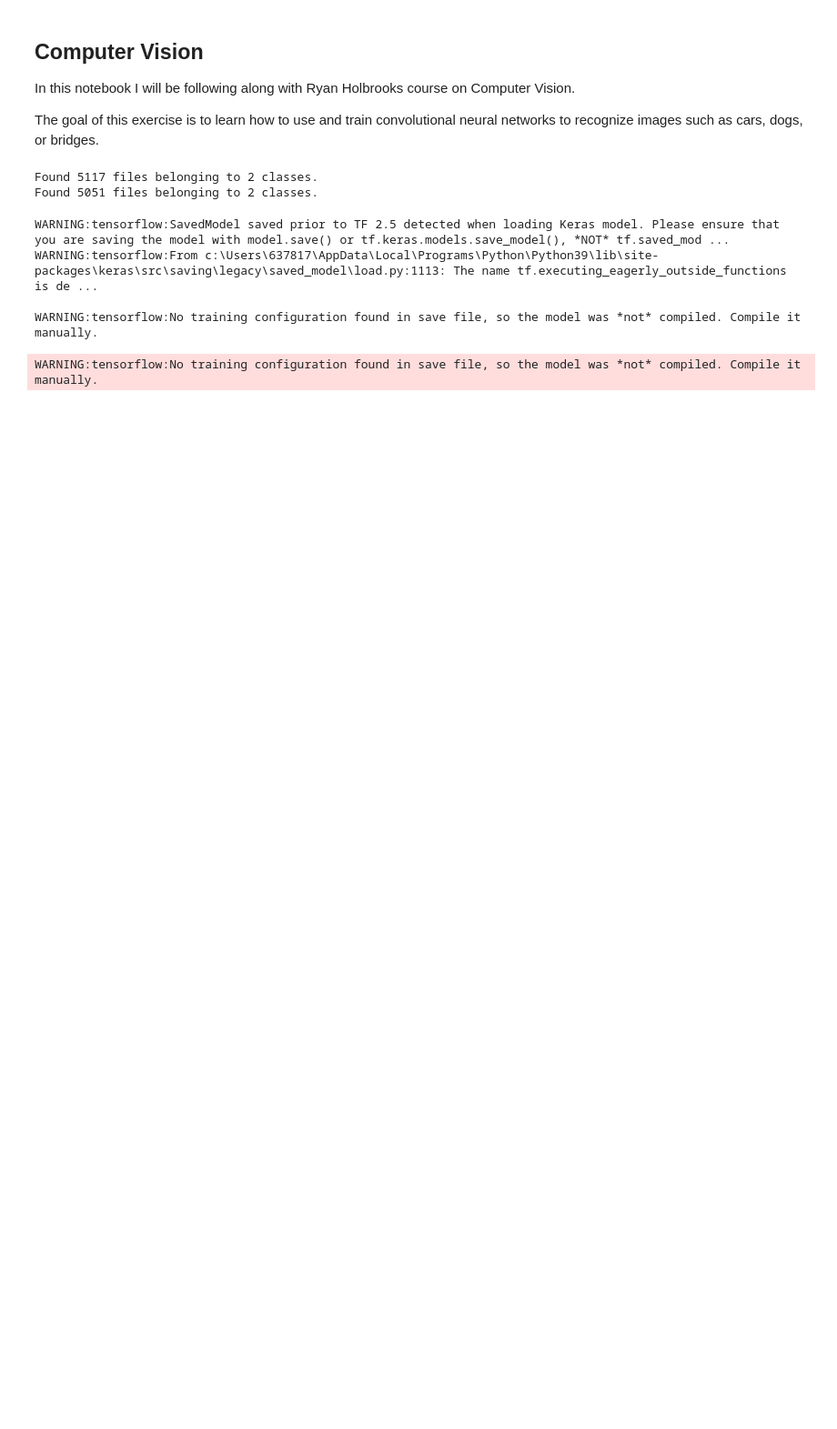
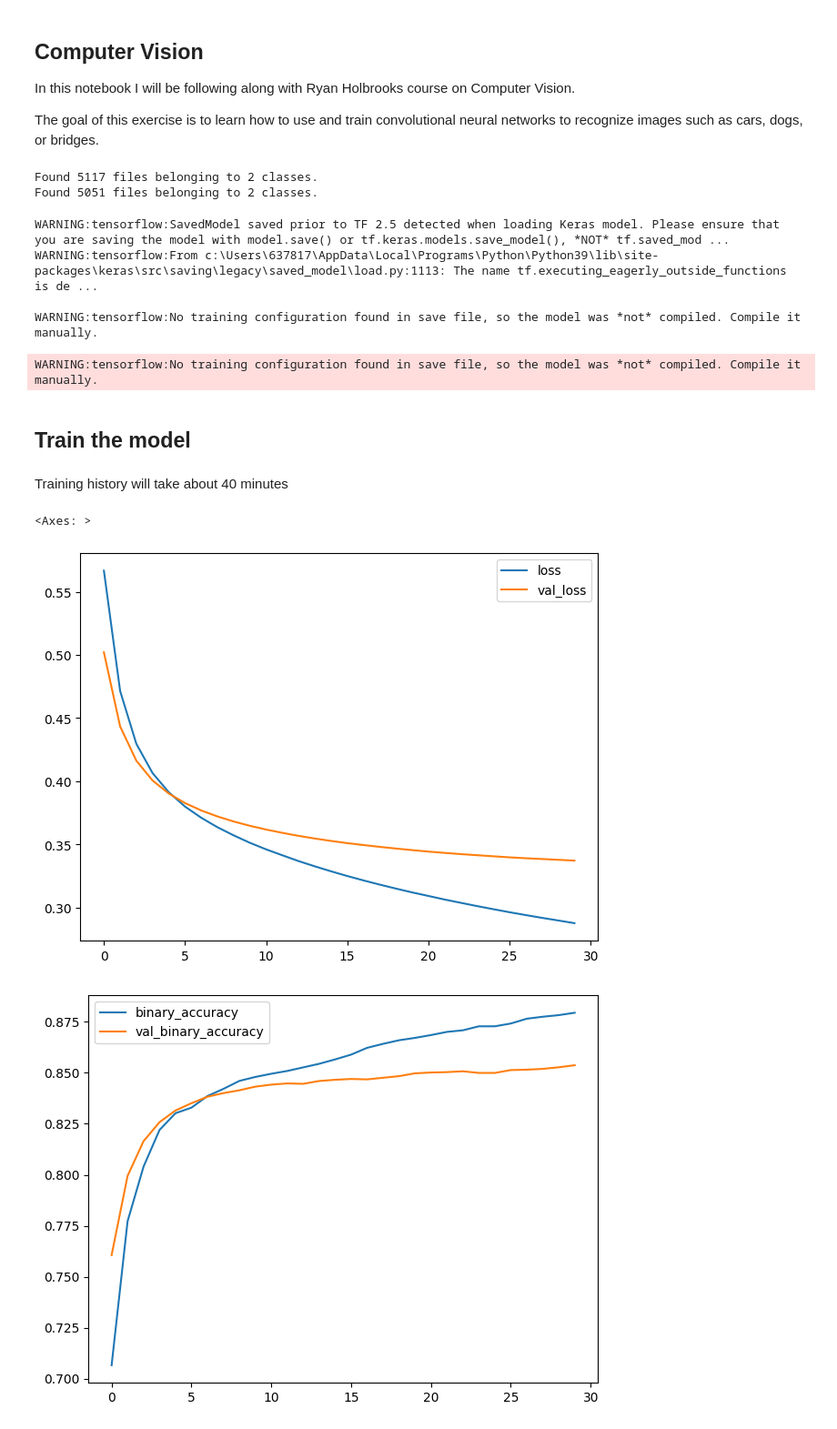
Before and after one commit to craftstl97/computerVision, a Jupyter notebook: computerVision.ipynb, the cells around one changed output. Shown: that part at 91% size. Drawn from its saved outputs; the diff is of its cells as text; code cells hidden in the pictures; blank space fills up the shorter version.

```diff
--- a/computerVision.ipynb
+++ b/computerVision.ipynb
@@ -73,3 +73,39 @@ WARNING:tensorflow:From c:\Users\637817\AppData\Local\Programs\Python\Python39\l
 
 WARNING:tensorflow:No training configuration found in save file, so the model was *not* compiled. Compile it manually.
 WARNING:tensorflow:No training configuration found in save file, so the model was *not* compiled. Compile it manually.
+# %%
+# Attaching the model head
+
+from tensorflow import keras
+from tensorflow.keras import layers
+
+# Ensures that we aren't training over the base
+pretrained_base.trainable=False
+
+model = keras.Sequential([pretrained_base, layers.Flatten()])
+model.add(layers.Dense(6, activation='relu'))
+model.add(layers.Dense(1, activation='sigmoid'))
+# %% [markdown]
+## Train the model
+# %%
+optimizer = tf.keras.optimizers.Adam(epsilon=0.1)
+model.compile(optimizer=optimizer,
+              loss = 'binary_crossentropy',
+              metrics = ['binary_accuracy'],
+              )
+# %% [markdown]
+Training history will take about 40 minutes
+# %%
+history = model.fit( ds_train, validation_data = ds_valid,
+                    epochs=30,
+                    verbose = 0
+                    )
+# %%
+import pandas as pd
+history_frame = pd.DataFrame(history.history)
+history_frame.loc[:,['loss','val_loss']].plot()
+history_frame.loc[:,['binary_accuracy', 'val_binary_accuracy']].plot()
+# %% [output]
+<Axes: >
+[figure, added]
+[figure, added]
```
Also changed, not shown: parts of 1 cell of this notebook.
